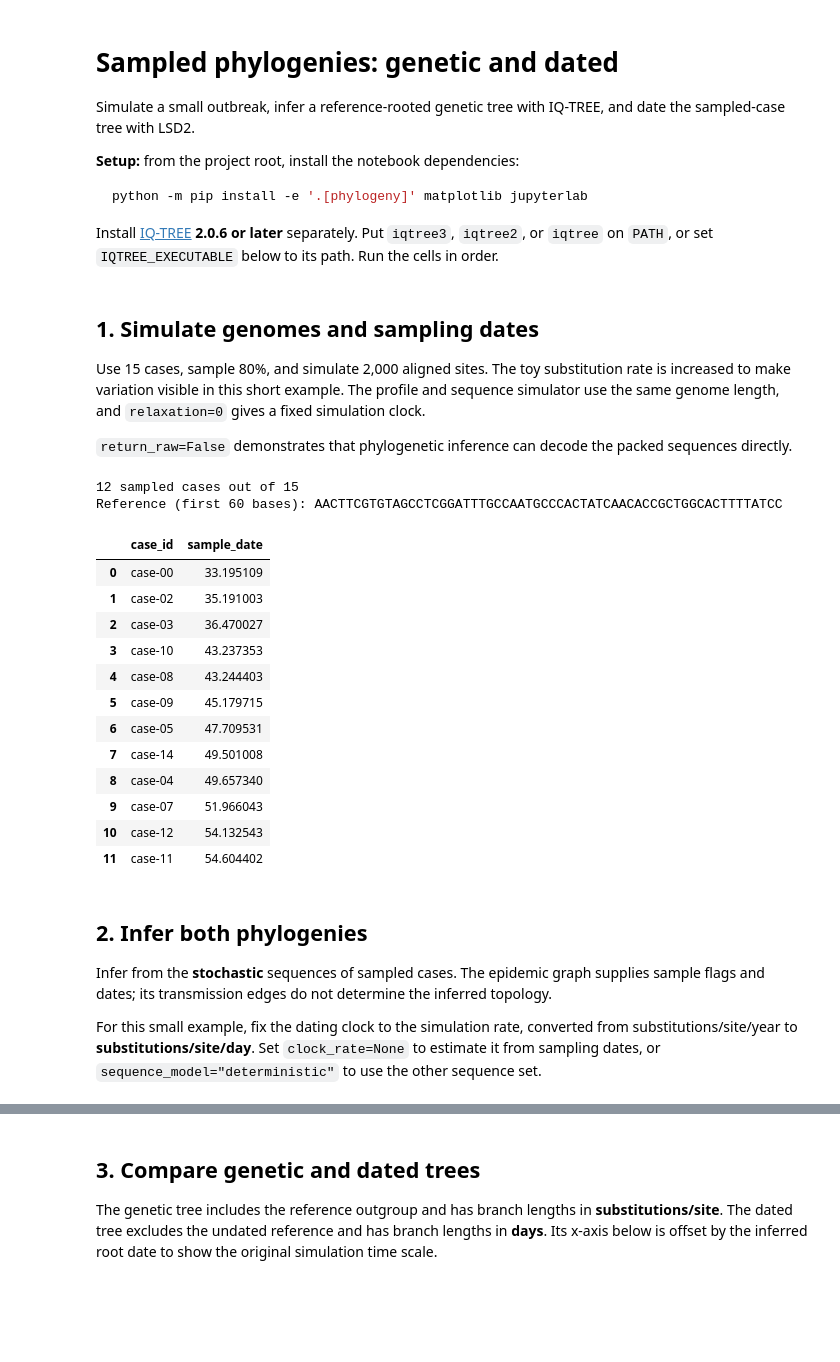
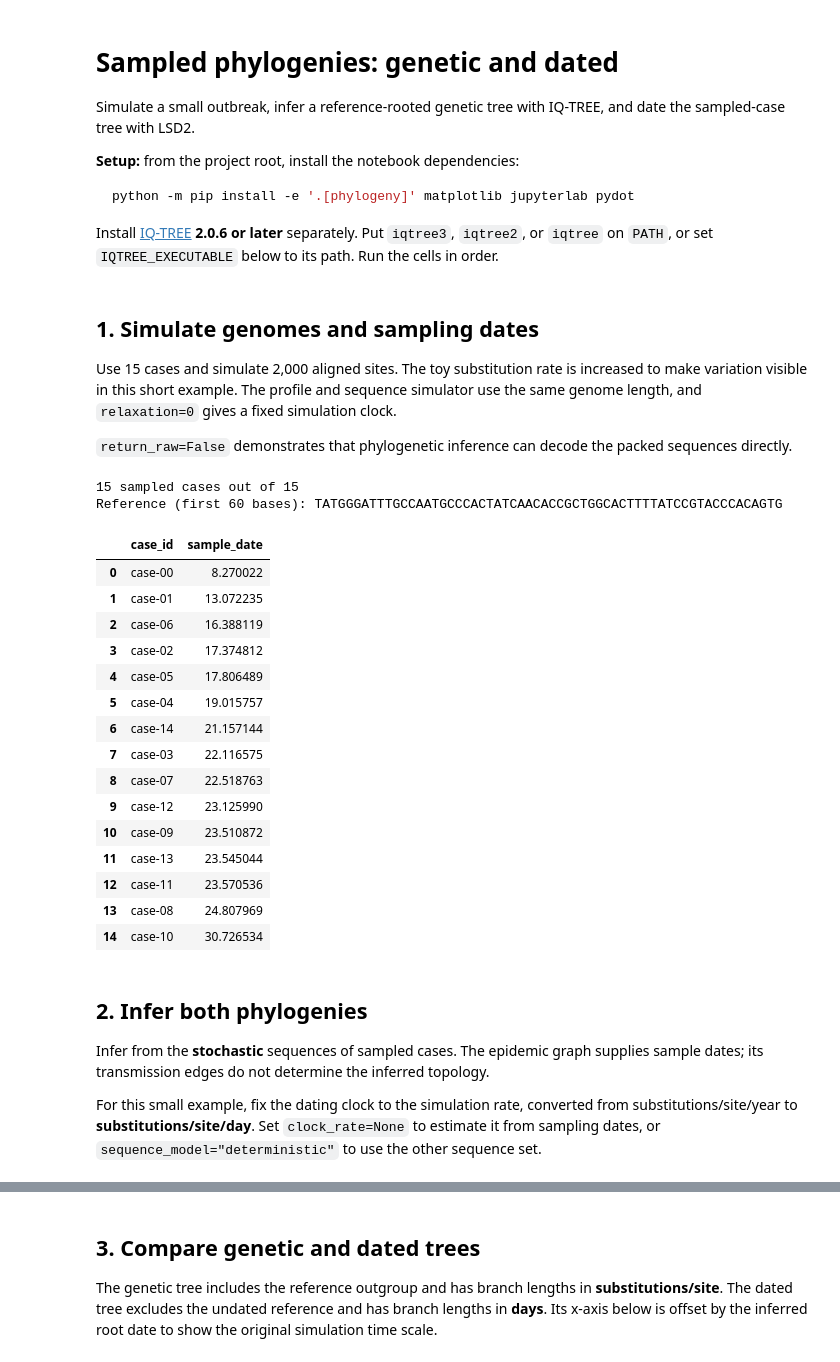
Before and after one commit to ydnkka/epilink, a Jupyter notebook: docs/phylogeny_demo.ipynb, the cells around one changed output, grey strips where cells are left out. Drawn from its saved outputs; the diff is of its cells as text; code cells hidden in the pictures; blank space fills up the shorter version.

````diff
--- a/docs/phylogeny_demo.ipynb
+++ b/docs/phylogeny_demo.ipynb
@@ -5,7 +5,7 @@ Simulate a small outbreak, infer a reference-rooted genetic tree with IQ-TREE, a
 
 **Setup:** from the project root, install the notebook dependencies:
 ```bash
-python -m pip install -e '.[phylogeny]' matplotlib jupyterlab
+python -m pip install -e '.[phylogeny]' matplotlib jupyterlab pydot
 ```
 Install [IQ-TREE](https://iqtree.github.io/#download) **2.0.6 or later** separately. Put `iqtree3`, `iqtree2`, or `iqtree` on `PATH`, or set `IQTREE_EXECUTABLE` below to its path. Run the cells in order.
 # %%
@@ -32,55 +33,58 @@ OUTPUT_DIR = Path.cwd() / "build" / "phylogeny_demo"
 # %% [markdown]
 ## 1. Simulate genomes and sampling dates
 
-Use 15 cases, sample 80%, and simulate 2,000 aligned sites. The toy substitution rate is increased to make variation visible in this short example. The profile and sequence simulator use the same genome length, and `relaxation=0` gives a fixed simulation clock.
+Use 15 cases and simulate 2,000 aligned sites. The toy substitution rate is increased to make variation visible in this short example. The profile and sequence simulator use the same genome length, and `relaxation=0` gives a fixed simulation clock.
 
 `return_raw=False` demonstrates that phylogenetic inference can decode the packed sequences directly.
 # %%
 parameters = NaturalHistoryParameters(
     genome_length=2000,
     substitution_rate=0.1,  # substitutions/site/year; toy rate
     relaxation=0.0,
 )
 profile = InfectiousnessToTransmission(parameters=parameters, rng_seed=2026)
 transmission_tree = nx.balanced_tree(r=2, h=3, create_using=nx.DiGraph)
 transmission_tree = nx.relabel_nodes(
     transmission_tree, {node: f"case-{node:02d}" for node in transmission_tree}
 )
-epidemic_tree = simulate_epidemic_dates(profile, transmission_tree, fraction_sampled=0.8)
+epidemic_tree = simulate_epidemic_dates(profile, transmission_tree)
 simulated = simulate_genomic_sequences(
     profile, epidemic_tree, genome_length=parameters.genome_length, return_raw=False
 )
 
 sampled_cases = pd.DataFrame(
     [
         {"case_id": node, "sample_date": data["sample_date"]}
         for node, data in epidemic_tree.nodes(data=True)
         if data["sampled"]
     ]
 ).sort_values("sample_date", ignore_index=True)
 print(f"{len(sampled_cases)} sampled cases out of {len(epidemic_tree)}")
 print("Reference (first 60 bases):", simulated.reference_sequence_string[:60])
 sampled_cases
 # %% [output]
-12 sampled cases out of 15
-Reference (first 60 bases): AACTTCGTGTAGCCTCGGATTTGCCAATGCCCACTATCAACACCGCTGGCACTTTTATCC
+15 sampled cases out of 15
+Reference (first 60 bases): TATGGGATTTGCCAATGCCCACTATCAACACCGCTGGCACTTTTATCCGTACCCACAGTG
 |  | case_id | sample_date |
-| 0 | case-00 | 33.195109 |
-| 1 | case-02 | 35.191003 |
-| 2 | case-03 | 36.470027 |
-| 3 | case-10 | 43.237353 |
-| 4 | case-08 | 43.244403 |
-| 5 | case-09 | 45.179715 |
-| 6 | case-05 | 47.709531 |
-| 7 | case-14 | 49.501008 |
-| 8 | case-04 | 49.657340 |
-| 9 | case-07 | 51.966043 |
-| 10 | case-12 | 54.132543 |
-| 11 | case-11 | 54.604402 |
+| 0 | case-00 | 8.270022 |
+| 1 | case-01 | 13.072235 |
+| 2 | case-06 | 16.388119 |
+| 3 | case-02 | 17.374812 |
+| 4 | case-05 | 17.806489 |
+| 5 | case-04 | 19.015757 |
+| 6 | case-14 | 21.157144 |
+| 7 | case-03 | 22.116575 |
+| 8 | case-07 | 22.518763 |
+| 9 | case-12 | 23.125990 |
+| 10 | case-09 | 23.510872 |
+| 11 | case-13 | 23.545044 |
+| 12 | case-11 | 23.570536 |
+| 13 | case-08 | 24.807969 |
+| 14 | case-10 | 30.726534 |
 # %% [markdown]
 ## 2. Infer both phylogenies
 
-Infer from the **stochastic** sequences of sampled cases. The epidemic graph supplies sample flags and dates; its transmission edges do not determine the inferred topology.
+Infer from the **stochastic** sequences of sampled cases. The epidemic graph supplies sample dates; its transmission edges do not determine the inferred topology.
 
 For this small example, fix the dating clock to the simulation rate, converted from substitutions/site/year to **substitutions/site/day**. Set `clock_rate=None` to estimate it from sampling dates, or `sequence_model="deterministic"` to use the other sequence set.
 # %%
````
Also changed, not shown: parts of 4 cells of this notebook, 4 other files.
